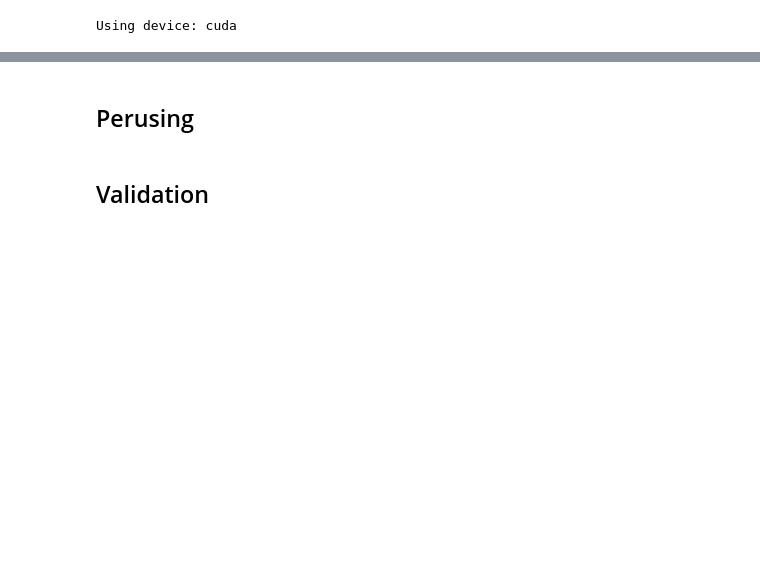
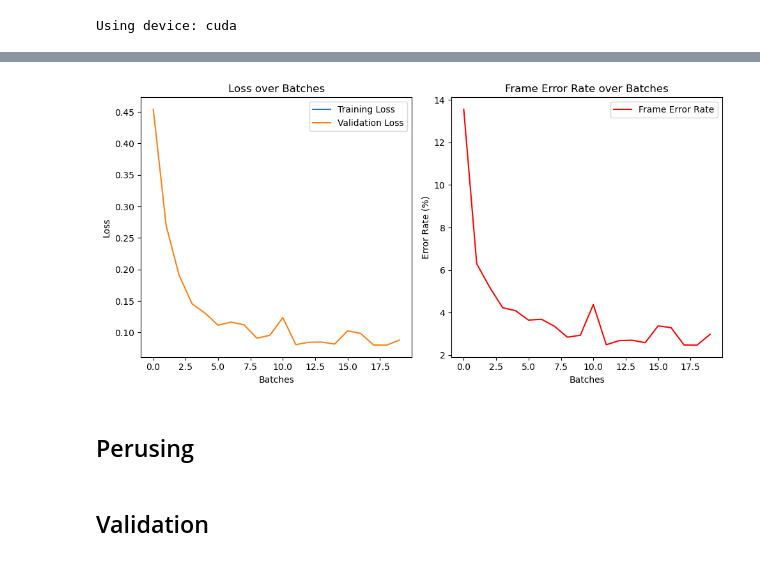
Before and after one commit to georgevenven/tweety_net_song_detector, a Jupyter notebook: main.ipynb, the cells around one changed output, grey strips where cells are left out. Cells and saved outputs as stored; diff of their text form; code cells hidden in the pictures; blank space fills up the shorter version.

Commit message:
new model + more clean vis + slightly better smoothign avg func

```diff
--- a/main.ipynb
+++ b/main.ipynb
@@ -32,5 +32,6 @@ model = model.to(device)
 # %% [output]
 Using device: cuda
 # %%
-trainer = Trainer(model=model, train_loader=train_loader, test_loader=test_loader, device=device, lr=1e-3, plotting=True, batches_per_eval=10, desired_total_batches=1, patience=8)
+trainer = Trainer(model=model, train_loader=train_loader, test_loader=test_loader, device=device, lr=1e-3, plotting=True, batches_per_eval=10, desired_total_batches=200, patience=8)
 trainer.train()
+# %% [output]
@@ -37,3 +58,4 @@ trainer.train()
+[figure, added]
 # %%
 from utils import save_model_config_and_weights
 
```
Also changed, not shown: parts of 3 cells of this notebook, 4 other files.
